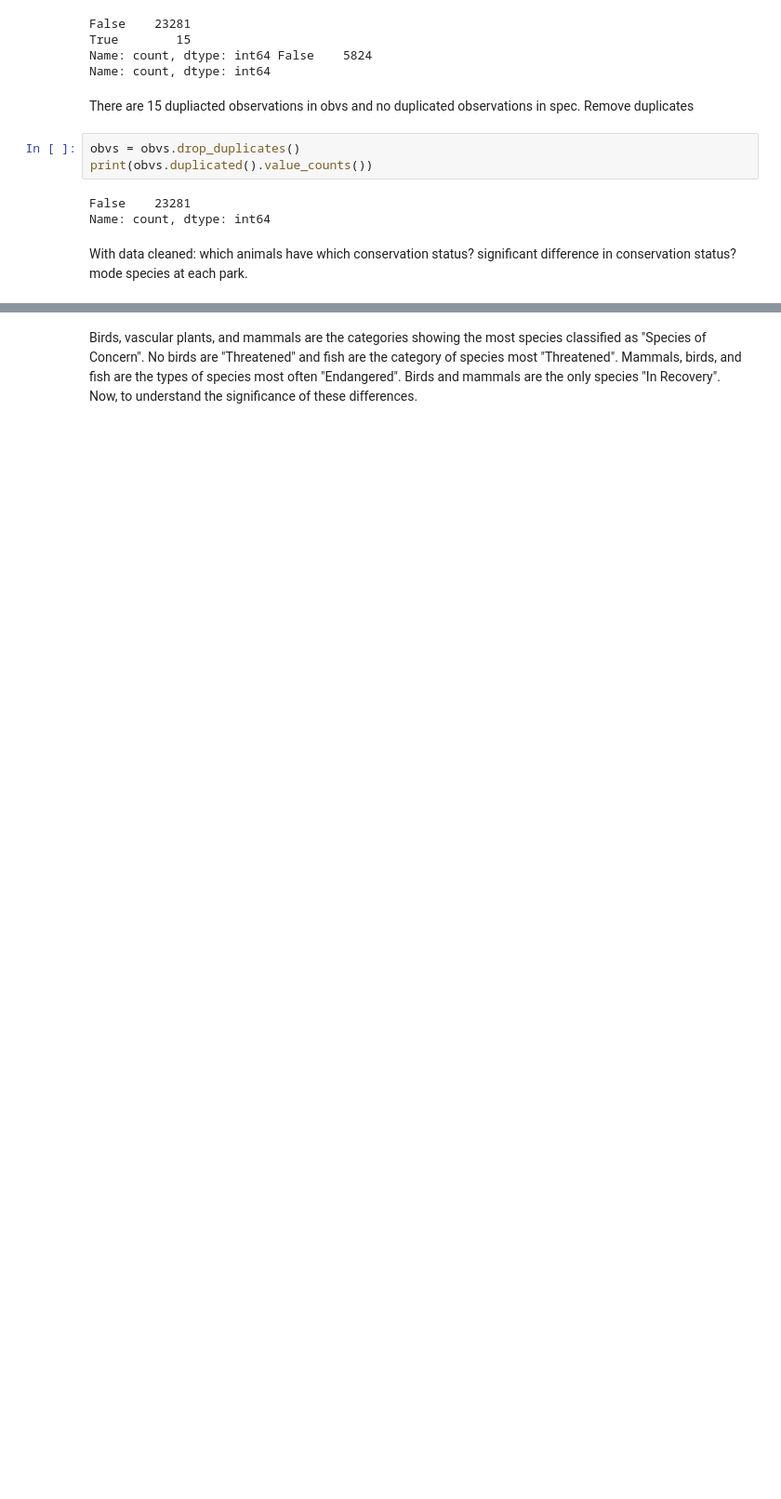
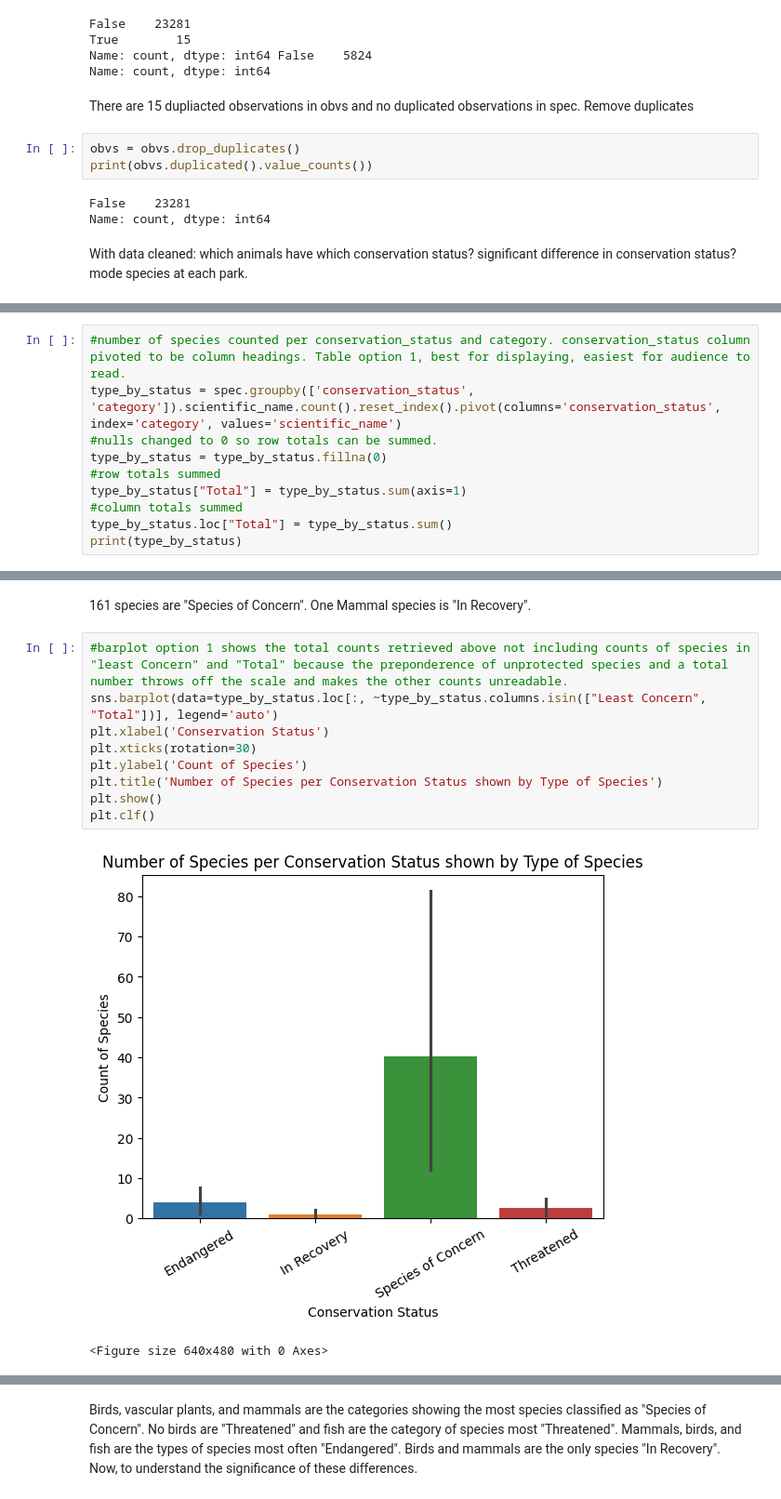
Before and after one commit to morellikatherine90809/biodiversity, a Jupyter notebook: biodiversity.ipynb, the cells around one changed output, grey strips where cells are left out. Shown at 93% size. Drawn from its saved outputs; the diff is of its cells as text; blank space fills up the shorter version.

```diff
--- a/biodiversity.ipynb
+++ b/biodiversity.ipynb
@@ -106,0 +89,10 @@ print(type_by_status)
+# %%
+#number of species counted per conservation_status and category. conservation_status column pivoted to be column headings. Table option 1, best for displaying, easiest for audience to read.
+type_by_status = spec.groupby(['conservation_status', 'category']).scientific_name.count().reset_index().pivot(columns='conservation_status', index='category', values='scientific_name')
+#nulls changed to 0 so row totals can be summed.
+type_by_status = type_by_status.fillna(0)
+#row totals summed
+type_by_status["Total"] = type_by_status.sum(axis=1)
+#column totals summed
+type_by_status.loc["Total"] = type_by_status.sum()
+print(type_by_status)
@@ -106,0 +117,14 @@ print(type_by_status)
+# %% [markdown]
+161 species are "Species of Concern". One Mammal species is "In Recovery".
+# %%
+#barplot option 1 shows the total counts retrieved above not including counts of species in "least Concern" and "Total" because the preponderence of unprotected species and a total number throws off the scale and makes the other counts unreadable.
+sns.barplot(data=type_by_status.loc[:, ~type_by_status.columns.isin(["Least Concern", "Total"])], legend='auto')
+plt.xlabel('Conservation Status')
+plt.xticks(rotation=30)
+plt.ylabel('Count of Species')
+plt.title('Number of Species per Conservation Status shown by Type of Species')
+plt.show()
+plt.clf()
+# %% [output]
+[figure, added]
+<Figure size 640x480 with 0 Axes>
```
Also changed, not shown: parts of 48 cells of this notebook.
